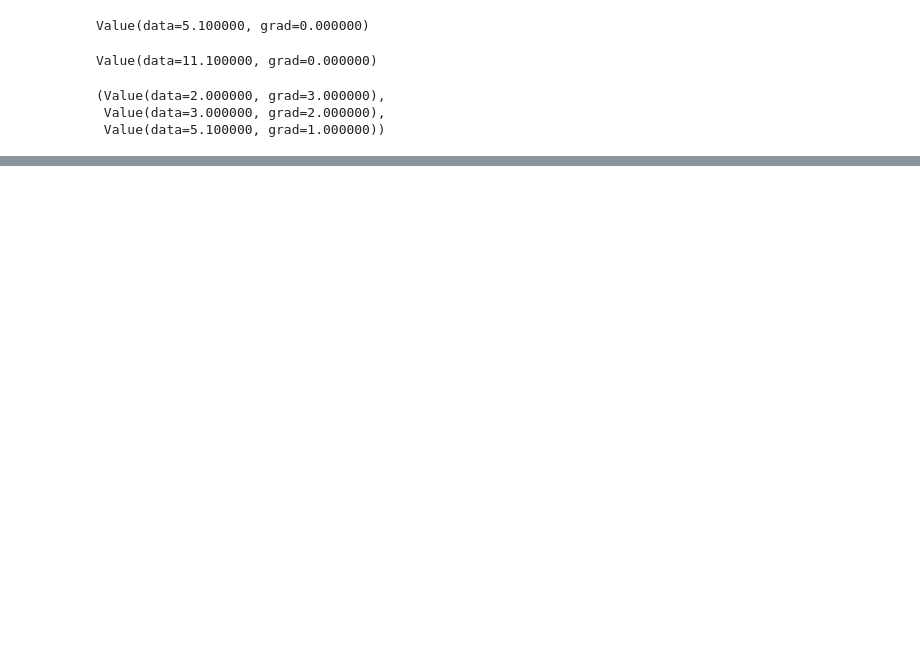
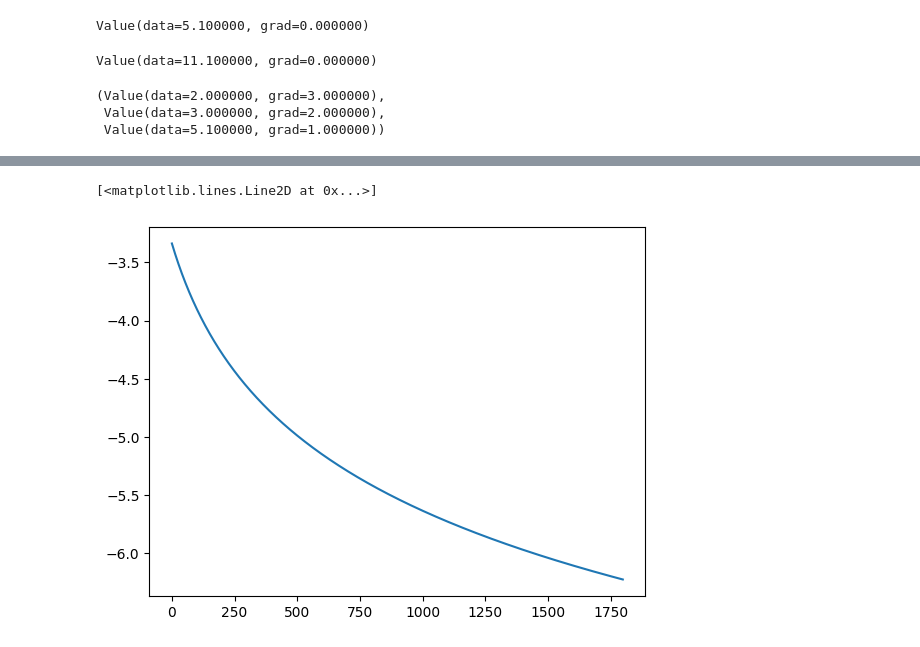
Before and after one commit to steve-z-seattle/undergrad, a Jupyter notebook: undergrad/scratch.ipynb, the cells around one changed output, grey strips where cells are left out. Saved outputs shown, nothing was run; the diff lists cells and outputs as text; code cells hidden in the pictures; blank space fills up the shorter version.

```diff
--- a/undergrad/scratch.ipynb
+++ b/undergrad/scratch.ipynb
@@ -290,0 +315,5 @@ plt.plot(loss)
+# %%
+plt.plot(ll[200:])
+# %% [output]
+[<matplotlib.lines.Line2D at 0x...>]
+[figure, added]
```
Also changed, not shown: parts of 29 cells of this notebook.
